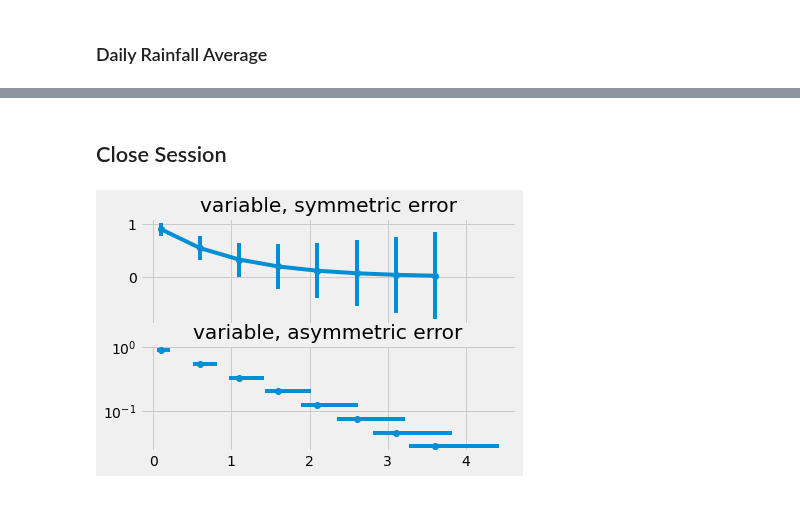
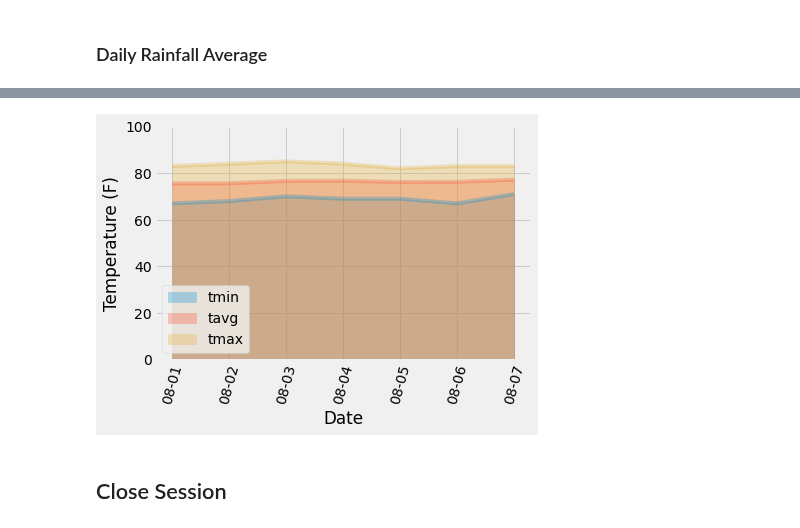
Before and after one commit to jjwilliams11/sqlalchemy-challenge, a Jupyter notebook: temp_analysis_bonus_2_starter.ipynb, the cells around one changed output, grey strips where cells are left out. Cells and saved outputs as stored; diff of their text form; code cells hidden in the pictures.

```diff
--- a/temp_analysis_bonus_2_starter.ipynb
+++ b/temp_analysis_bonus_2_starter.ipynb
@@ -119,8 +129,8 @@ def daily_normals(date):
 
     """
 
-    sel = [func.min(Measurement.tobs), func.avg(Measurement.tobs), func.max(Measurement.tobs)]
-    return session.query(*sel).filter(func.strftime("%m-%d", Measurement.date) == date).all()
+    sel = [func.min(measurement.tobs), func.avg(measurement.tobs), func.max(measurement.tobs)]
+    return session.query(*sel).filter(func.strftime("%m-%d", measurement.date) == date).all()
 
 # For example
 daily_normals("01-01")
@@ -127,16 +139,23 @@ daily_normals("01-01")
 # %%
 # calculate the daily normals for your trip
 # push each tuple of calculations into a list called `normals`
+normals = []
 
 # Set the start and end date of the trip
 start_date = '2017-08-01'
 end_date = '2017-08-07'
 
 # Use the start and end date to create a range of dates
-
+datelist = pd.date_range(start_date, end_date).tolist()
+datestr = [str(x) for x in datelist]
 
 # Strip off the year and save a list of strings in the format %m-%d
-
+dates = [dt.datetime.strptime(x, '%Y-%m-%d %H:%M:%S').strftime('%m-%d') for x in datestr]
 
 # Use the `daily_normals` function to calculate the normals for each date string
 # and append the results to a list called `normals`.
+for x in dates:
+    day_calcs = daily_normals(x)[0]
+    normals.append(day_calcs)
+
+normals
@@ -143,2 +170,6 @@ end_date = '2017-08-07'
 # %%
 # Load the previous query results into a Pandas DataFrame and add the `trip_dates` range as the `date` index
+trip_norms= pd.DataFrame(normals, columns=['tmin','tavg','tmax'])
+
+trip_norms['date'] = dates
+trip_norms.set_index('date')
@@ -147,28 +186,14 @@ end_date = '2017-08-07'
+# %%
+# Plot the daily normals as an area plot with `stacked=False`
+trip_norms.plot.area(x='date', ylim=[0, 100], stacked=False, alpha=.3)
+plt.ylabel('Temperature (F)')
+plt.xlabel('Date')
+plt.xticks(rotation=75)
+plt.savefig('Output/trip_normals.png')
+plt.show()
+# %% [output]
+[figure, added]
 # %% [markdown]
 ## Close Session
 # %%
 session.close()
-# %%
-# example data
-x = np.arange(0.1, 4, 0.5)
-y = np.exp(-x)
-
-# example error bar values that vary with x-position
-error = 0.1 + 0.2 * x
-
-fig, (ax0, ax1) = plt.subplots(nrows=2, sharex=True)
-ax0.errorbar(x, y, yerr=error, fmt='-o')
-ax0.set_title('variable, symmetric error')
-
-# error bar values w/ different -/+ errors that
-# also vary with the x-position
-lower_error = 0.4 * error
-upper_error = error
-asymmetric_error = [lower_error, upper_error]
-
-ax1.errorbar(x, y, xerr=asymmetric_error, fmt='o')
-ax1.set_title('variable, asymmetric error')
-ax1.set_yscale('log')
-plt.show()
-# %% [output]
-[figure, removed]
```
Also changed, not shown: parts of 7 cells of this notebook, 5 other files.
